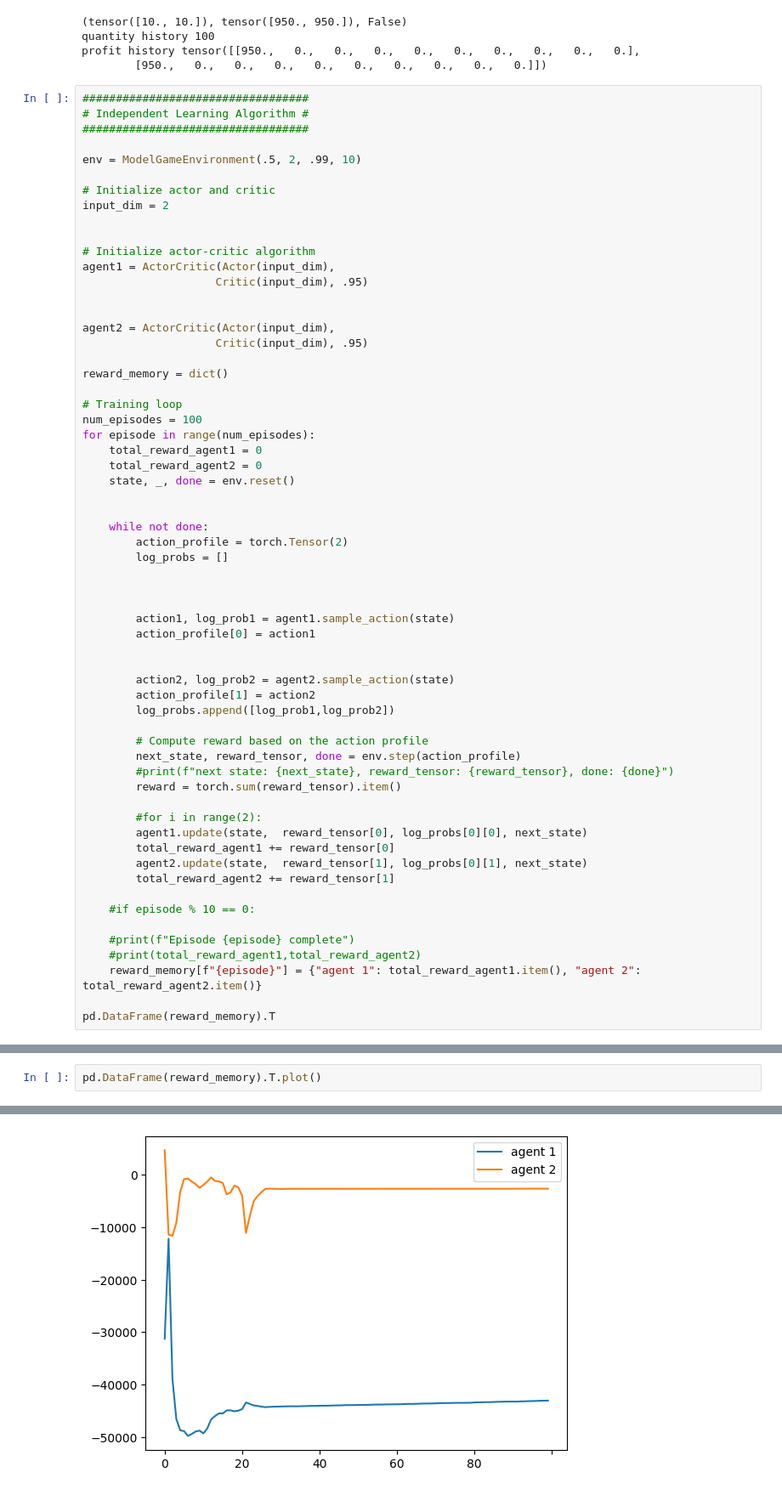
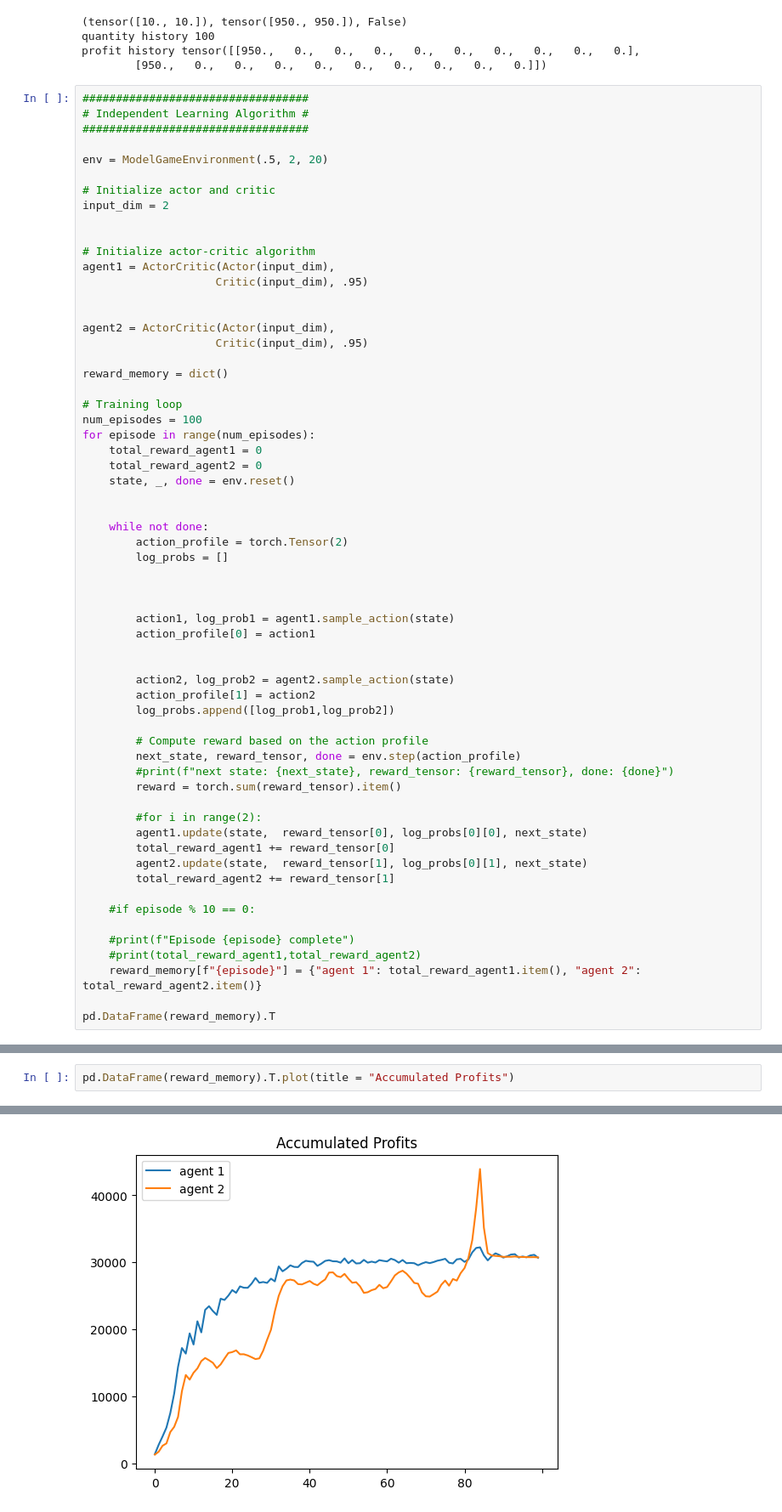
Before and after one commit to playbook1/EquiLearn_Sberg, a Jupyter notebook: classes/test.ipynb, the cells around one changed output, grey strips where cells are left out. Shown: that part at 85% size. Saved outputs shown, nothing was run; the diff lists cells and outputs as text.

Commit message:
fix inputs game env

```diff
--- a/classes/test.ipynb
+++ b/classes/test.ipynb
@@ -23,7 +23,7 @@ profit history tensor([[950.,   0.,   0.,   0.,   0.,   0.,   0.,   0.,   0.,
 # Independent Learning Algorithm #
 ##################################
 
-env = ModelGameEnvironment(.5, 2, .99, 10)
+env = ModelGameEnvironment(.5, 2, 20)
 
 # Initialize actor and critic
 input_dim = 2
@@ -95,4 +95,4 @@ pd.DataFrame(reward_memory).T
 100 rows × 2 columns
 # %%
-pd.DataFrame(reward_memory).T.plot()
+pd.DataFrame(reward_memory).T.plot(title = "Accumulated Profits")
 # %% [output]
@@ -100 +100 @@ pd.DataFrame(reward_memory).T.plot()
-[figure, old version]
+[figure, new version]
```
Also changed, not shown: parts of 7 cells of this notebook, 1 other file.
